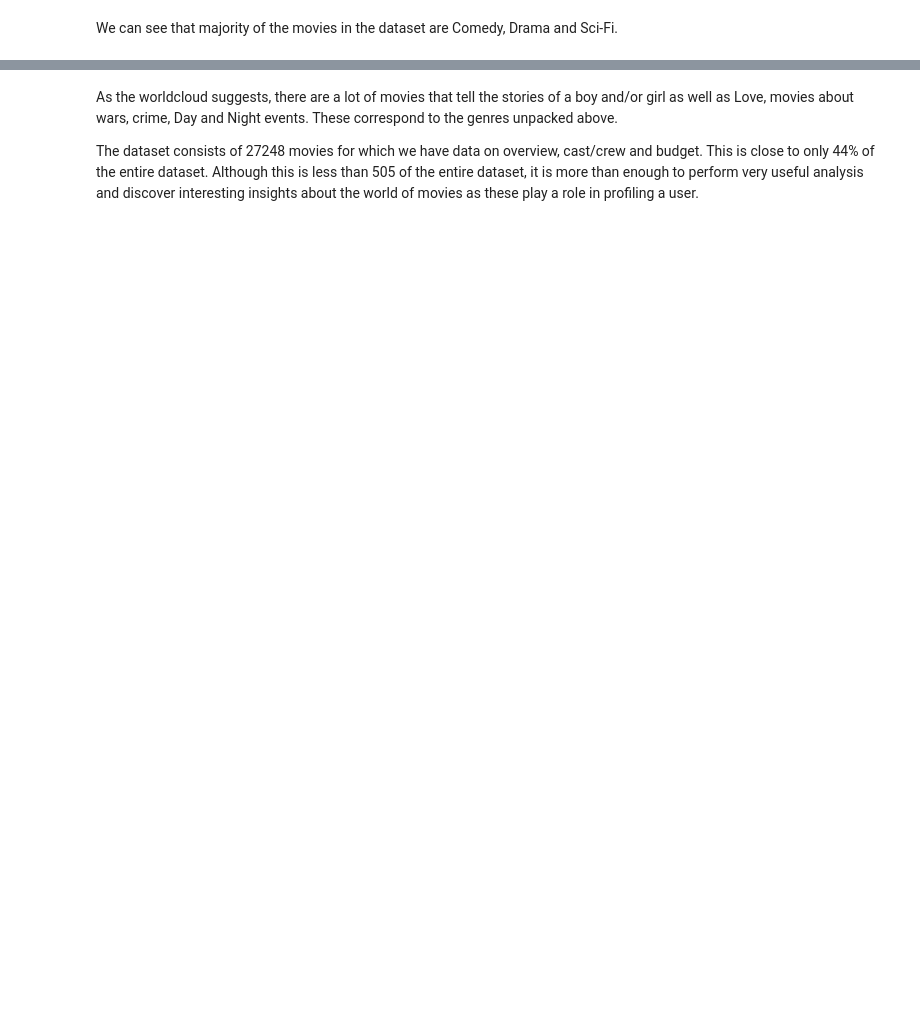
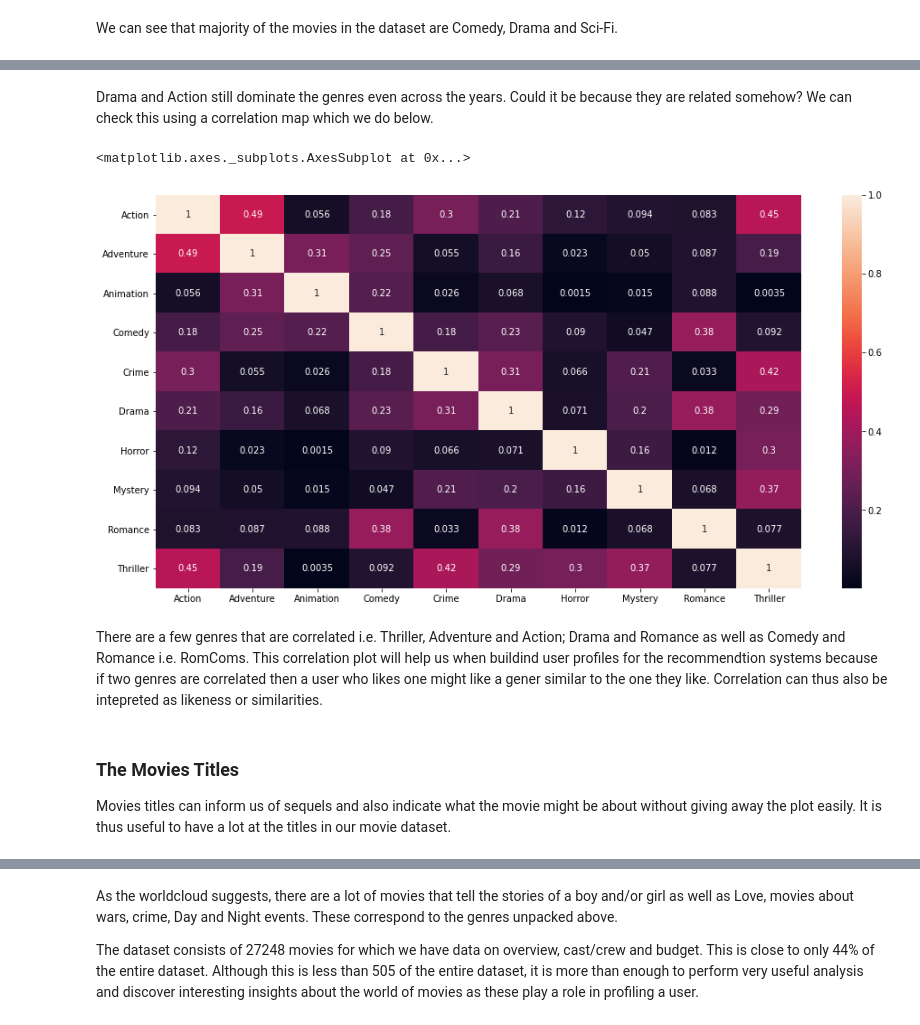
Before and after one commit to Ms-Noxolo/Team_EN3_Jozi, a Jupyter notebook: Predict_Notebook.ipynb, the cells around one changed output, grey strips where cells are left out. Drawn from its saved outputs; the diff is of its cells as text; code cells hidden in the pictures; blank space fills up the shorter version.

```diff
--- a/Predict_Notebook.ipynb
+++ b/Predict_Notebook.ipynb
@@ -518,3 +601,35 @@ We can see that majority of the movies in the dataset are Comedy, Drama and Sci-
+# %% [markdown]
+Drama and Action still dominate the genres even across the years. Could it be because they are related somehow? We can check this using a correlation map which we do below.
+# %%
+# Evaluating the Year Made vs Rating by Genre relations
+data = pd.DataFrame()
+genres = ['Action', 'Adventure', 'Animation', 'Comedy',
+          'Crime', 'Drama', 'Horror', 'Mystery', 'Romance', 'Thriller']
+
+movie_1 = ratingz.loc[ratingz['genres'].isin(genres)]
+mean_ratings = movie_1.groupby([ 'genres', 'timestamp'],
+                               as_index=False)['rating'].agg(['mean', 'std', 'count'])
+
+for i in genres:
+    g1 = mean_ratings.loc[i]
+    s1 = g1.loc[:]['mean']
+    s1 = pd.Series(s1)
+    data = pd.concat([data,s1], axis=1)
+
+data.columns = genres
+mean_fill = data.fillna(data.mean())
+correlation = mean_fill.corr()
+plt.subplots(figsize=(16,8))
+sns.heatmap(correlation, annot=True)
+# %% [output]
+<matplotlib.axes._subplots.AxesSubplot at 0x...>
+[figure, added]
+# %% [markdown]
+There are a few genres that are correlated i.e. Thriller, Adventure and Action; Drama and Romance as well as Comedy and Romance i.e. RomComs. This correlation plot will help us when buildind user profiles for the recommendtion systems because if two genres are correlated then a user who likes one might like a gener similar to the one they like. Correlation can thus also be intepreted as likeness or similarities.
+# %% [markdown]
+### The Movies Titles
+
+Movies titles can inform us of sequels and also indicate what the movie might be about without giving away the plot easily. It is thus useful to have a lot at the titles in our movie dataset.
 # %%
 # Looking at the titles and checking for any similarity
 metadata['title'] = metadata['title'].astype('str')
```
Also changed, not shown: parts of 39 cells of this notebook.
